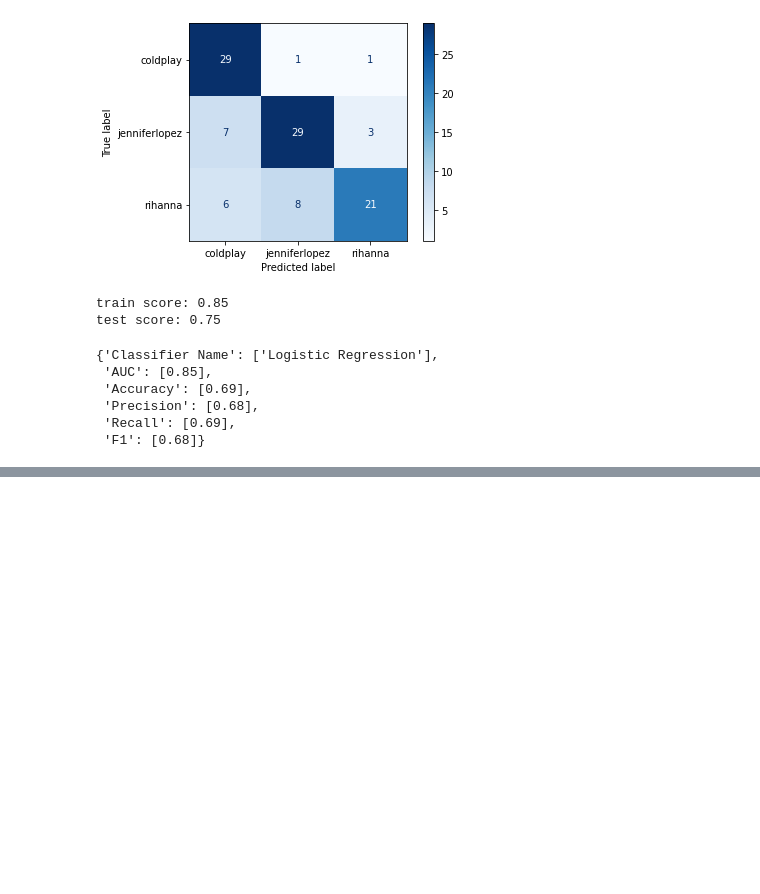
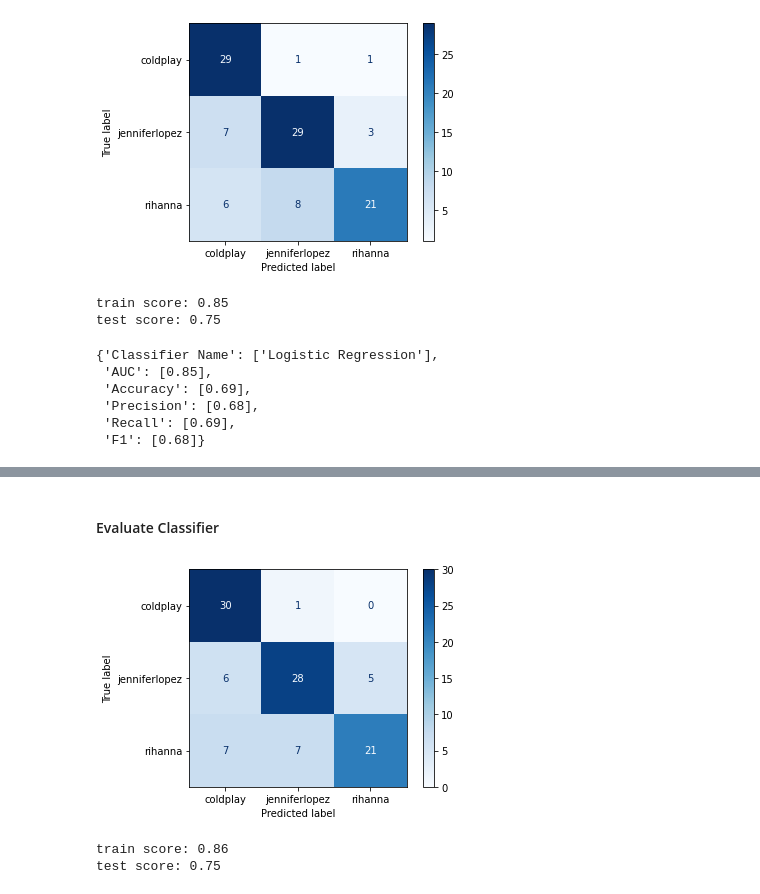
Before and after one commit to miladbehrooz/NLP_Lyrics, a Jupyter notebook: codes/nlp_lyrics.ipynb, the cells around one changed output, grey strips where cells are left out. Cells and saved outputs as stored; diff of their text form; code cells hidden in the pictures; blank space fills up the shorter version.

```diff
--- a/codes/nlp_lyrics.ipynb
+++ b/codes/nlp_lyrics.ipynb
@@ -267,0 +303,6 @@ summary
+# %%
+parameters = {'m_nb__alpha': np.arange(0,2,0.1)}
+# %%
+cv_h =  GridSearchCV(estimator=nb,param_grid=parameters,cv=5,n_jobs=-1)
+# %%
+cv_h.fit(X_train,y_train)
@@ -267,0 +328,4 @@ summary
+# %%
+# Extract best model
+nb_best = cv_h.best_estimator_
+nb_best
@@ -267,0 +339,15 @@ summary
+# %% [markdown]
+#### Evaluate Classifier
+# %%
+# plot confusion matrix
+metrics.plot_confusion_matrix(nb_best, X_test, y_test,
+                              values_format=".4g",
+                              cmap='Blues'
+                             );
+# %% [output]
+[figure, added]
+# %%
+print_evaluation_metrics(nb_best,X_train,y_train,X_test,y_test)
+# %% [output]
+train score: 0.86
+test score: 0.75
```
Also changed, not shown: parts of 14 cells of this notebook.
